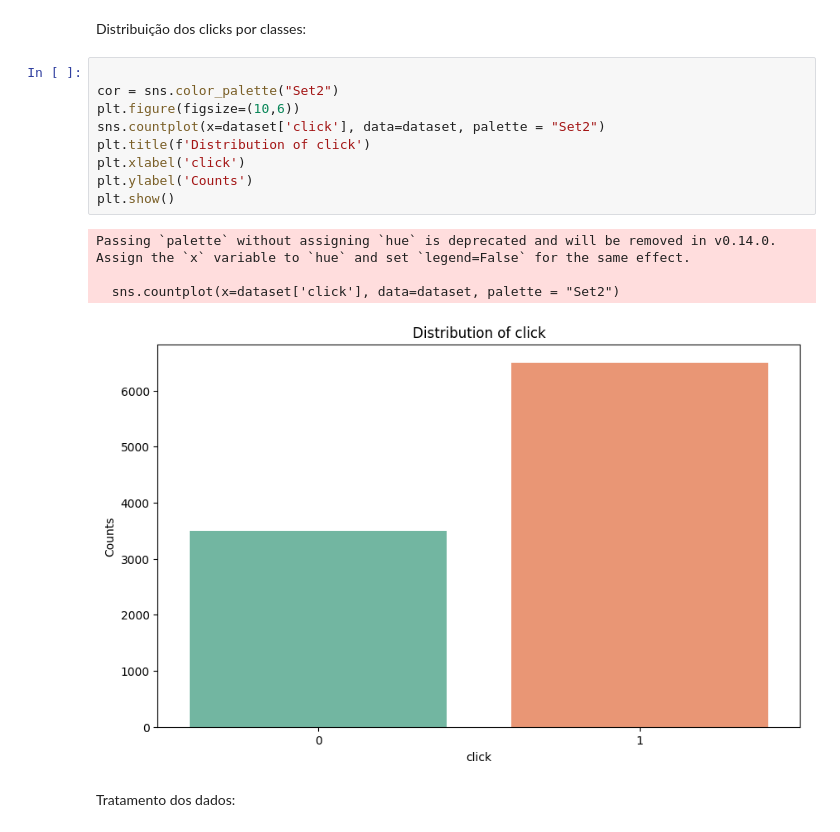
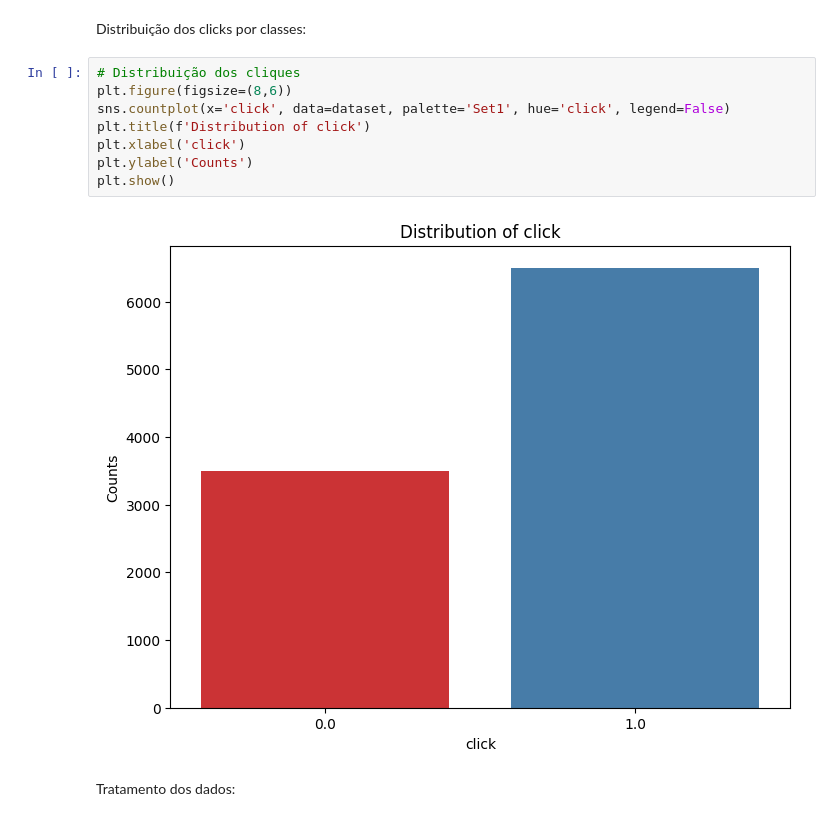
Before and after one commit to MichelC345/adclick-rna, a Jupyter notebook: Treinamento/main.ipynb, the cells around one changed output. Saved outputs shown, nothing was run; the diff lists cells and outputs as text.

```diff
--- a/Treinamento/main.ipynb
+++ b/Treinamento/main.ipynb
@@ -167,19 +159,15 @@ plt.show()
 # %% [markdown]
 Distribuição dos clicks por classes:
 # %%
-
-cor = sns.color_palette("Set2")
-plt.figure(figsize=(10,6))
-sns.countplot(x=dataset['click'], data=dataset, palette = "Set2")
+# Distribuição dos cliques
+plt.figure(figsize=(8,6))
+sns.countplot(x='click', data=dataset, palette='Set1', hue='click', legend=False)
 plt.title(f'Distribution of click')
 plt.xlabel('click')
 plt.ylabel('Counts')
 plt.show()
 # %% [output]
-Passing `palette` without assigning `hue` is deprecated and will be removed in v0.14.0. Assign the `x` variable to `hue` and set `legend=False` for the same effect.
-
-  sns.countplot(x=dataset['click'], data=dataset, palette = "Set2")
-[figure, old version]
+[figure, new version]
 # %% [markdown]
 Tratamento dos dados:
 # %%
```
Also changed, not shown: parts of 30 cells of this notebook, 1 other file.
